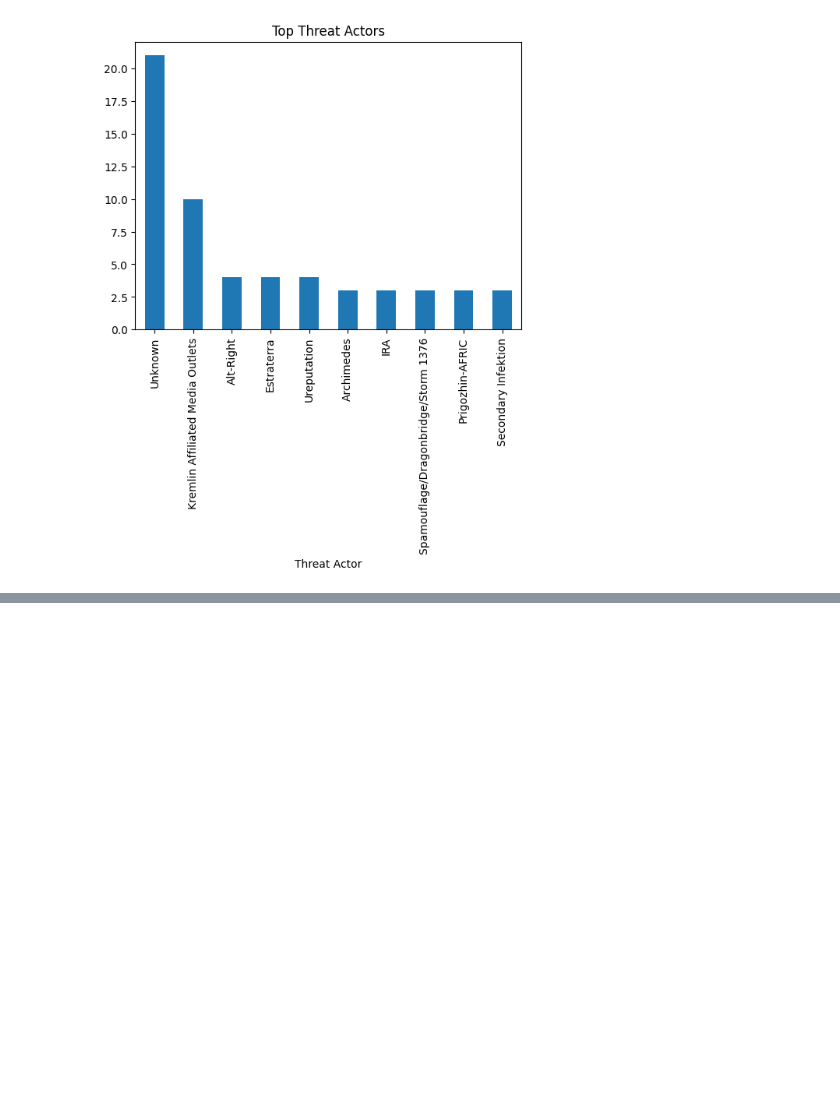
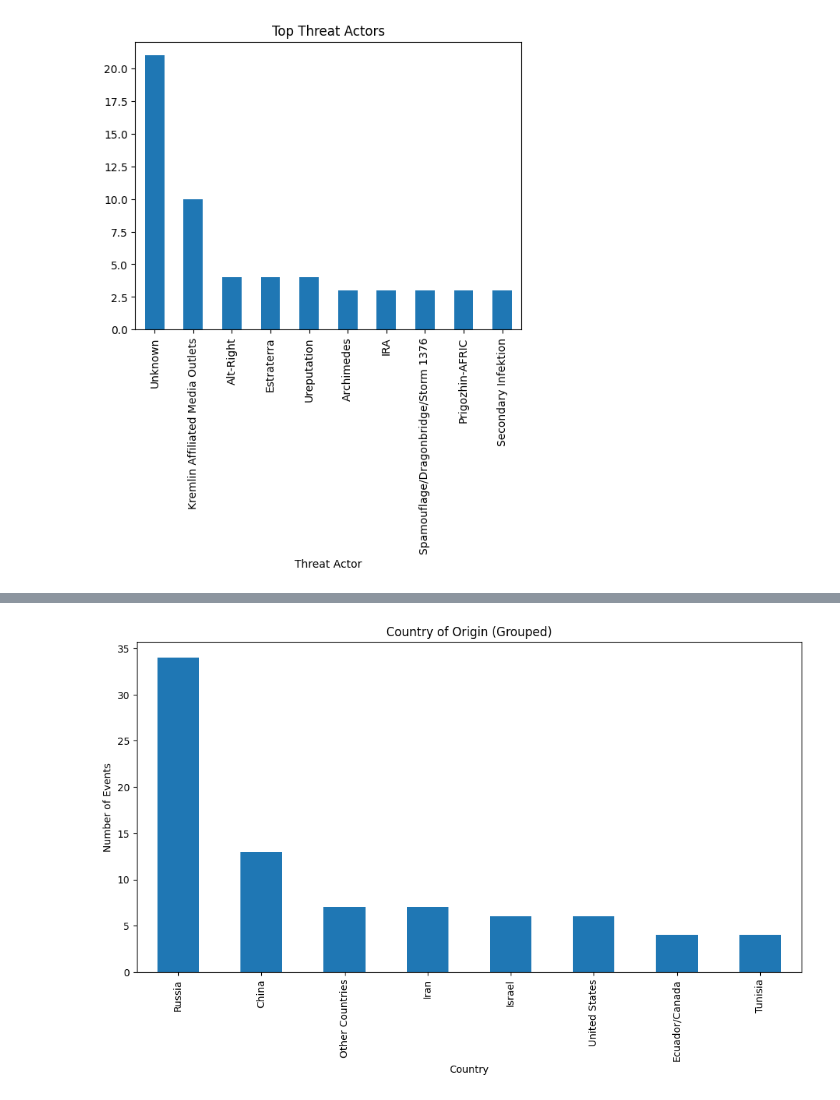
Before and after one commit to ckyria17/DSC511-Introduction, a Jupyter notebook: Task 1.ipynb, the cells around one changed output, grey strips where cells are left out. Cells and saved outputs as stored; diff of their text form; code cells hidden in the pictures; blank space fills up the shorter version.

```diff
--- a/Task 1.ipynb
+++ b/Task 1.ipynb
@@ -402,0 +604,12 @@ KeyError: 'Platform'
+# %%
+# Make a copy first (safe practice)
+df['Country Clean'] = df['Country of Origin']
+
+# Remove *
+df['Country Clean'] = df['Country Clean'].str.replace('*', '', regex=False)
+
+# Replace hyphens with space
+df['Country Clean'] = df['Country Clean'].str.replace('-', ' ', regex=False)
+
+# Strip spaces
+df['Country Clean'] = df['Country Clean'].str.strip()
@@ -402,0 +655,12 @@ KeyError: 'Platform'
+# %%
+plt.figure(figsize=(12,6))
+
+df['Country Grouped'].value_counts().plot(kind='bar')
+
+plt.title("Country of Origin (Grouped)")
+plt.xlabel("Country")
+plt.ylabel("Number of Events")
+
+plt.show()
+# %% [output]
+[figure, added]
```
Also changed, not shown: parts of 31 cells of this notebook.
